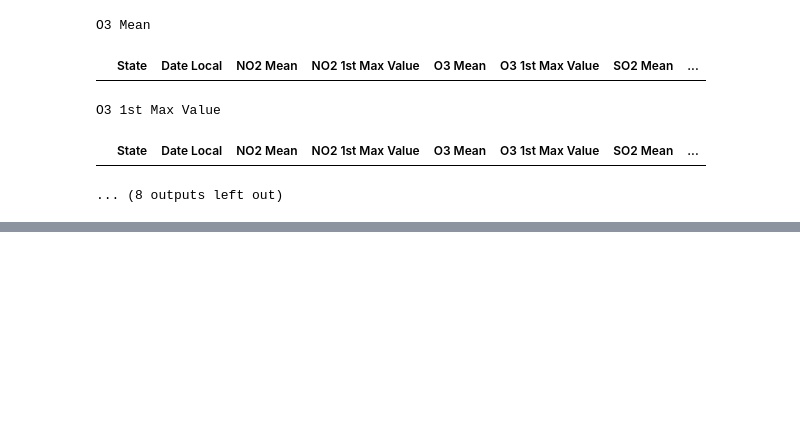
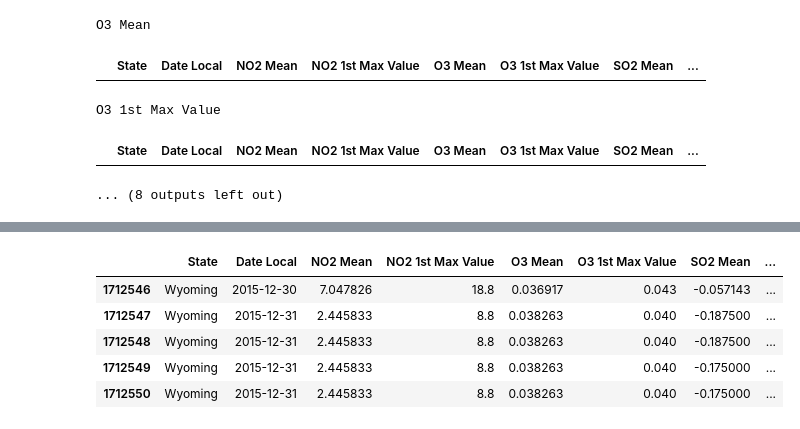
Before and after one commit to allidoiswen/Project1, a Jupyter notebook: Project1_air_pollution.ipynb, the cells around one changed output, grey strips where cells are left out. Drawn from its saved outputs; the diff is of its cells as text; code cells hidden in the pictures; blank space fills up the shorter version.

```diff
--- a/Project1_air_pollution.ipynb
+++ b/Project1_air_pollution.ipynb
@@ -130,0 +74,11 @@ grouped_Data
+# %%
+# Read it back in
+tidy_data = pd.read_csv('air_pollution_tidy.csv')
+tidy_data.tail()
+# %% [output]
+|  | State | Date Local | NO2 Mean | NO2 1st Max Value | O3 Mean | O3 1st Max Value | SO2 Mean | ... |
+| 1712546 | Wyoming | 2015-12-30 | 7.047826 | 18.8 | 0.036917 | 0.043 | -0.057143 | ... |
+| 1712547 | Wyoming | 2015-12-31 | 2.445833 | 8.8 | 0.038263 | 0.040 | -0.187500 | ... |
+| 1712548 | Wyoming | 2015-12-31 | 2.445833 | 8.8 | 0.038263 | 0.040 | -0.187500 | ... |
+| 1712549 | Wyoming | 2015-12-31 | 2.445833 | 8.8 | 0.038263 | 0.040 | -0.175000 | ... |
+| 1712550 | Wyoming | 2015-12-31 | 2.445833 | 8.8 | 0.038263 | 0.040 | -0.175000 | ... |
```
Also changed, not shown: parts of 21 cells of this notebook.
